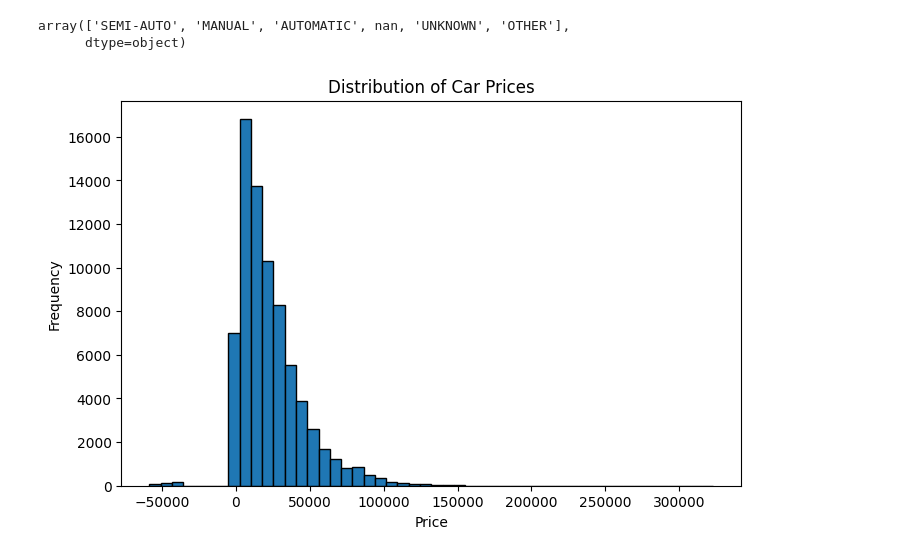
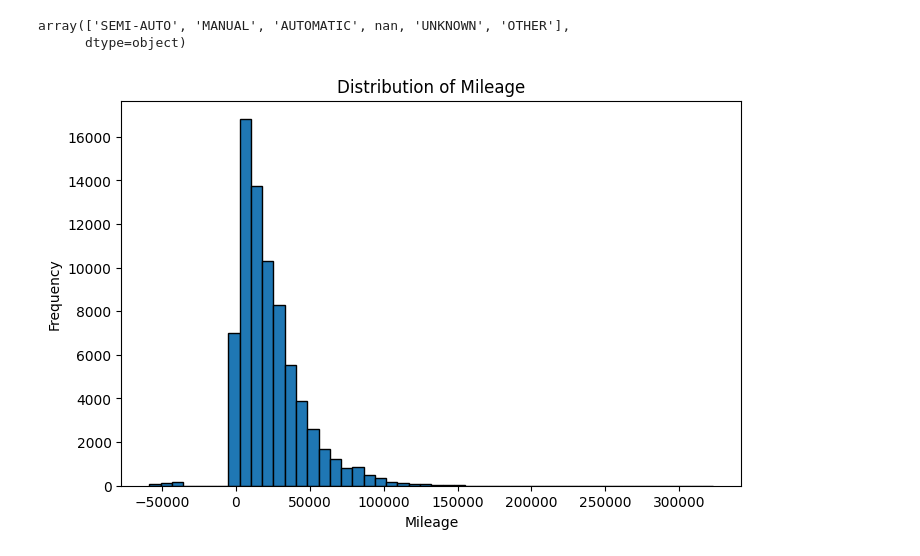
Before and after one commit to rmmandrade/ml2526, a Jupyter notebook: francisco.ipynb, the cells around one changed output. Saved outputs shown, nothing was run; the diff lists cells and outputs as text; code cells hidden in the pictures.

```diff
--- a/francisco.ipynb
+++ b/francisco.ipynb
@@ -377,7 +378,6 @@ Toyota       68
 VW          114
 Name: model, dtype: int64
 # %%
-df=normalize_models(df)
 df=fuzzy_modelos(df, valid_models)
 df[df["model"].isna()]
 # %% [output]
@@ -726,9 +726,9 @@ array(['SEMI-AUTO', 'MANUAL', 'AUTOMATIC', nan, 'UNKNOWN', 'OTHER'],
 # %%
 plt.figure(figsize=(8, 5))
 plt.hist(df["mileage"].dropna(), bins=50, edgecolor="black")
-plt.title("Distribution of Car Prices")
-plt.xlabel("Price")
+plt.title("Distribution of Mileage")
+plt.xlabel("Mileage")
 plt.ylabel("Frequency")
 plt.show()
 # %% [output]
-[figure, old version]
+[figure, new version]
```
Also changed, not shown: parts of 49 cells of this notebook.
